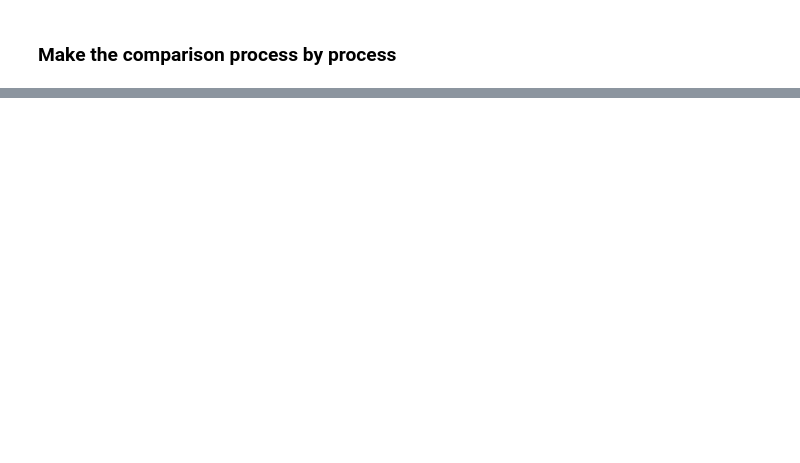
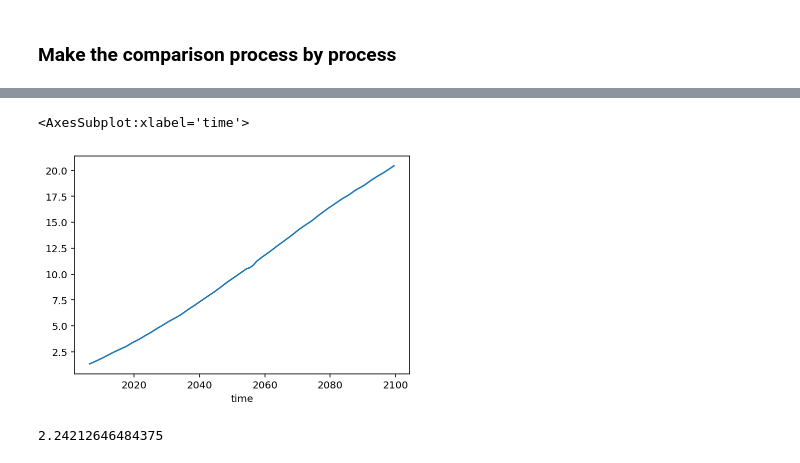
Before and after one commit to Jacobiaan/SLBudget, a Jupyter notebook: notebooks/GlobalBudget.ipynb, the cells around one changed output, grey strips where cells are left out. Drawn from its saved outputs; the diff is of its cells as text; code cells hidden in the pictures; blank space fills up the shorter version.

```diff
--- a/notebooks/GlobalBudget.ipynb
+++ b/notebooks/GlobalBudget.ipynb
@@ -238,0 +245,9 @@ plt.savefig(f'../figures/GlobalComparisonBudgetProj_{SCE}.pdf', dpi=150)
+# %%
+cts_df[f'{SCE}_expansionmid'].plot()
+# %% [output]
+<AxesSubplot:xlabel='time'>
+[figure, added]
+# %%
+cts_df[f'{SCE}_expansionmid'].loc[2006.5:2018.5].mean()
+# %% [output]
+2.24212646484375
```
Also changed, not shown: parts of 14 cells of this notebook.
